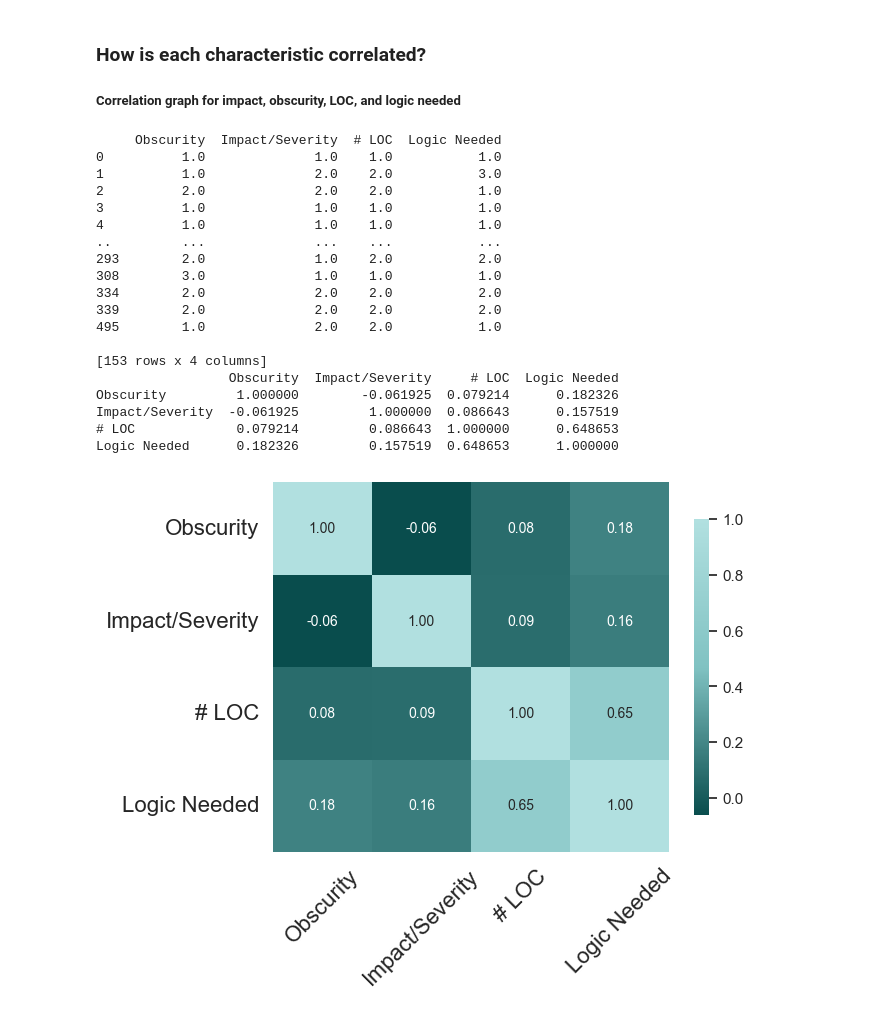
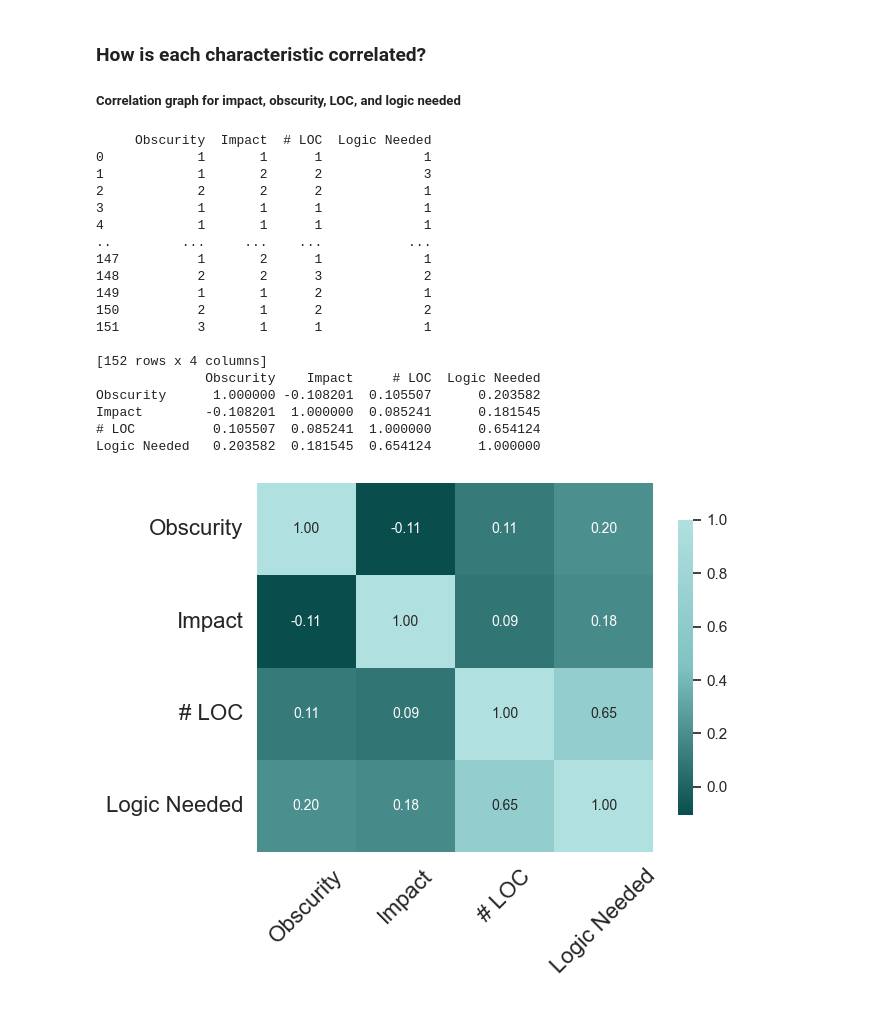
Before and after one commit to cmu-pasta/date-time, a Jupyter notebook: analysis/insights.ipynb, the cells around one changed output. Cells and saved outputs as stored; diff of their text form; code cells hidden in the pictures.

```diff
--- a/analysis/insights.ipynb
+++ b/analysis/insights.ipynb
@@ -61,0 +36,5 @@ Total number of datapoints:  173
+# %%
+# Read the data from the TSV file
+df = pd.read_csv('./data/bugs_analysis_base_processed+grouped.tsv', sep='\t')
+print("Total number of datapoints: ", len(df))
+df.head()
@@ -806,60 +583,54 @@ plt.show()
 ### How is each characteristic correlated?
 ##### Correlation graph for impact, obscurity, LOC, and logic needed
 # %%
-# Convert low, medium, high to 1, 2, 3 for 'Obscurity', 'Impact/Severity', '# LOC', and 'Logic Needed'
+# Convert low, medium, high to 1, 2, 3 for 'Obscurity', 'Impact', '# LOC', and 'Logic Needed'
 df_temp = df.copy()
-df_temp['Impact/Severity'] = df['Impact/Severity'].map({'Low': 1, 'Medium': 2, 'High': 3})
+df_temp['Impact'] = df['Impact'].map({'Low': 1, 'Medium': 2, 'High': 3})
 df_temp['Obscurity'] = df['Obscurity'].map({'Low': 1, 'Medium': 2, 'High': 3})
 df_temp['# LOC'] = df['# LOC'].map({'Low': 1, 'Medium': 2, 'High': 3, 'Very High': 4})
 df_temp['Logic Needed'] = df['Logic Needed'].map({'Low': 1, 'Medium': 2, 'High': 3})
 
-df_temp = df_temp[['Obscurity', 'Impact/Severity', '# LOC', 'Logic Needed']]
+df_temp = df_temp[['Obscurity', 'Impact', '# LOC', 'Logic Needed']]
 df_temp = df_temp.dropna()
 print(df_temp)
 print(df_temp.corr())
-
-# colors = ["#642915", "#c7522a", "#d68a58", "#e5c185", "#74a892", "#094d4d", "#80c2c2", "#b1e0e0"]
-# custom_cmap = mcolors.LinearSegmentedColormap.from_list("", colors[5:])
-# sns.heatmap(df_temp.corr(), annot=True, annot_kws={"size": 12}, cmap=custom_cmap, fmt=".2f")
-# plt.savefig(SAVE_PATH+'correlation_plot.png', transparent=True)
-# plt.show()
 
 colors = ["#642915", "#c7522a", "#d68a58", "#e5c185", "#74a892", "#094d4d", "#80c2c2", "#b1e0e0"]
 custom_cmap = mcolors.LinearSegmentedColormap.from_list("", colors[5:])
 
 # Create the heatmap
 heatmap = sns.heatmap(df_temp.corr(),
                        annot=True,
                        annot_kws={"size": 10},  # Set the font size for annotations
                        cmap=custom_cmap,
                        fmt=".2f",
                        cbar_kws={'shrink': .8})  # Optional: adjust color bar size
 
 # Set the tick labels size and rotation
 plt.xticks(fontsize=16, rotation=45)  # X-axis tick labels
 plt.yticks(fontsize=16, rotation=0)   # Y-axis tick labels
 
 # Save and show the plot
 plt.savefig(SAVE_PATH+'correlation_plot.png', transparent=True)
 plt.show()
 # %% [output]
-     Obscurity  Impact/Severity  # LOC  Logic Needed
-0          1.0              1.0    1.0           1.0
-1          1.0              2.0    2.0           3.0
-2          2.0              2.0    2.0           1.0
-3          1.0              1.0    1.0           1.0
-4          1.0              1.0    1.0           1.0
-..         ...              ...    ...           ...
-293        2.0              1.0    2.0           2.0
-308        3.0              1.0    1.0           1.0
-334        2.0              2.0    2.0           2.0
-339        2.0              2.0    2.0           2.0
-495        1.0              2.0    2.0           1.0
+     Obscurity  Impact  # LOC  Logic Needed
+0            1       1      1             1
+1            1       2      2             3
+2            2       2      2             1
+3            1       1      1             1
+4            1       1      1             1
+..         ...     ...    ...           ...
+147          1       2      1             1
+148          2       2      3             2
+149          1       1      2             1
+150          2       1      2             2
+151          3       1      1             1
 
-[153 rows x 4 columns]
-                 Obscurity  Impact/Severity     # LOC  Logic Needed
-Obscurity         1.000000        -0.061925  0.079214      0.182326
-Impact/Severity  -0.061925         1.000000  0.086643      0.157519
-# LOC             0.079214         0.086643  1.000000      0.648653
-Logic Needed      0.182326         0.157519  0.648653      1.000000
+[152 rows x 4 columns]
+              Obscurity    Impact     # LOC  Logic Needed
+Obscurity      1.000000 -0.108201  0.105507      0.203582
+Impact        -0.108201  1.000000  0.085241      0.181545
+# LOC          0.105507  0.085241  1.000000      0.654124
+Logic Needed   0.203582  0.181545  0.654124      1.000000
-[figure, old version]
+[figure, new version]
```
Also changed, not shown: parts of 23 cells of this notebook, 24 other files.
